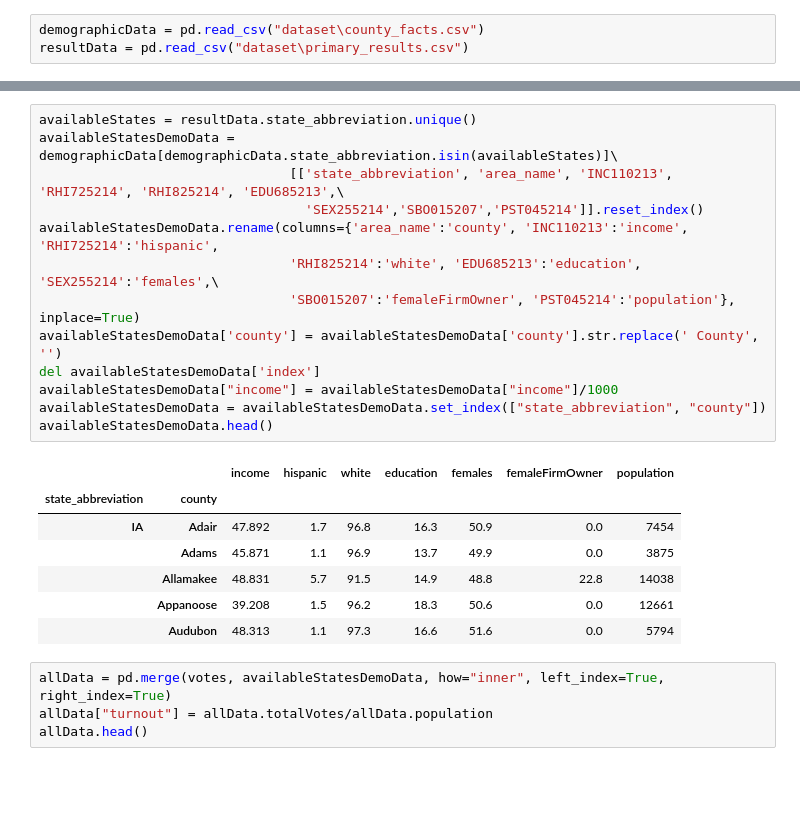
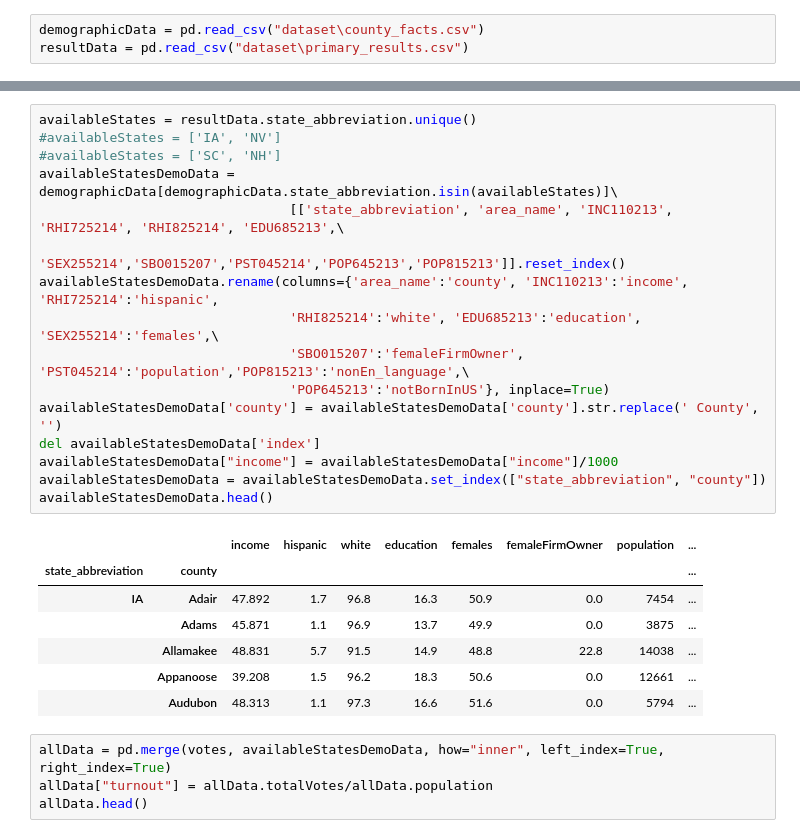
Before and after one commit to amirfz/myPythonProjects, a Jupyter notebook: US_primary_election_2016/US_primary_elections_2016.ipynb, the cells around one changed output, grey strips where cells are left out. Drawn from its saved outputs; the diff is of its cells as text; blank space fills up the shorter version.

```diff
--- a/US_primary_election_2016/US_primary_elections_2016.ipynb
+++ b/US_primary_election_2016/US_primary_elections_2016.ipynb
@@ -30,25 +30,28 @@ votes.head()
 |  | Audubon | 135 | Ted Cruz | 0.361 | 374 |
 # %%
 availableStates = resultData.state_abbreviation.unique()
+#availableStates = ['IA', 'NV']
+#availableStates = ['SC', 'NH']
 availableStatesDemoData = demographicData[demographicData.state_abbreviation.isin(availableStates)]\
                                 [['state_abbreviation', 'area_name', 'INC110213', 'RHI725214', 'RHI825214', 'EDU685213',\
-                                  'SEX255214','SBO015207','PST045214']].reset_index()
+                                  'SEX255214','SBO015207','PST045214','POP645213','POP815213']].reset_index()
 availableStatesDemoData.rename(columns={'area_name':'county', 'INC110213':'income', 'RHI725214':'hispanic',
                                 'RHI825214':'white', 'EDU685213':'education', 'SEX255214':'females',\
-                                'SBO015207':'femaleFirmOwner', 'PST045214':'population'}, inplace=True)
+                                'SBO015207':'femaleFirmOwner', 'PST045214':'population','POP815213':'nonEn_language',\
+                                'POP645213':'notBornInUS'}, inplace=True)
 availableStatesDemoData['county'] = availableStatesDemoData['county'].str.replace(' County', '')
 del availableStatesDemoData['index']
 availableStatesDemoData["income"] = availableStatesDemoData["income"]/1000
 availableStatesDemoData = availableStatesDemoData.set_index(["state_abbreviation", "county"])
 availableStatesDemoData.head()
 # %% [output]
-|  |  | income | hispanic | white | education | females | femaleFirmOwner | population |
-| state_abbreviation | county |  |  |  |  |  |  |  |
-| IA | Adair | 47.892 | 1.7 | 96.8 | 16.3 | 50.9 | 0.0 | 7454 |
-|  | Adams | 45.871 | 1.1 | 96.9 | 13.7 | 49.9 | 0.0 | 3875 |
-|  | Allamakee | 48.831 | 5.7 | 91.5 | 14.9 | 48.8 | 22.8 | 14038 |
-|  | Appanoose | 39.208 | 1.5 | 96.2 | 18.3 | 50.6 | 0.0 | 12661 |
-|  | Audubon | 48.313 | 1.1 | 97.3 | 16.6 | 51.6 | 0.0 | 5794 |
+|  |  | income | hispanic | white | education | females | femaleFirmOwner | population | ... |
+| state_abbreviation | county |  |  |  |  |  |  |  | ... |
+| IA | Adair | 47.892 | 1.7 | 96.8 | 16.3 | 50.9 | 0.0 | 7454 | ... |
+|  | Adams | 45.871 | 1.1 | 96.9 | 13.7 | 49.9 | 0.0 | 3875 | ... |
+|  | Allamakee | 48.831 | 5.7 | 91.5 | 14.9 | 48.8 | 22.8 | 14038 | ... |
+|  | Appanoose | 39.208 | 1.5 | 96.2 | 18.3 | 50.6 | 0.0 | 12661 | ... |
+|  | Audubon | 48.313 | 1.1 | 97.3 | 16.6 | 51.6 | 0.0 | 5794 | ... |
 # %%
 allData = pd.merge(votes, availableStatesDemoData, how="inner", left_index=True, right_index=True)
 allData["turnout"] = allData.totalVotes/allData.population
```
Also changed, not shown: parts of 5 cells of this notebook.
